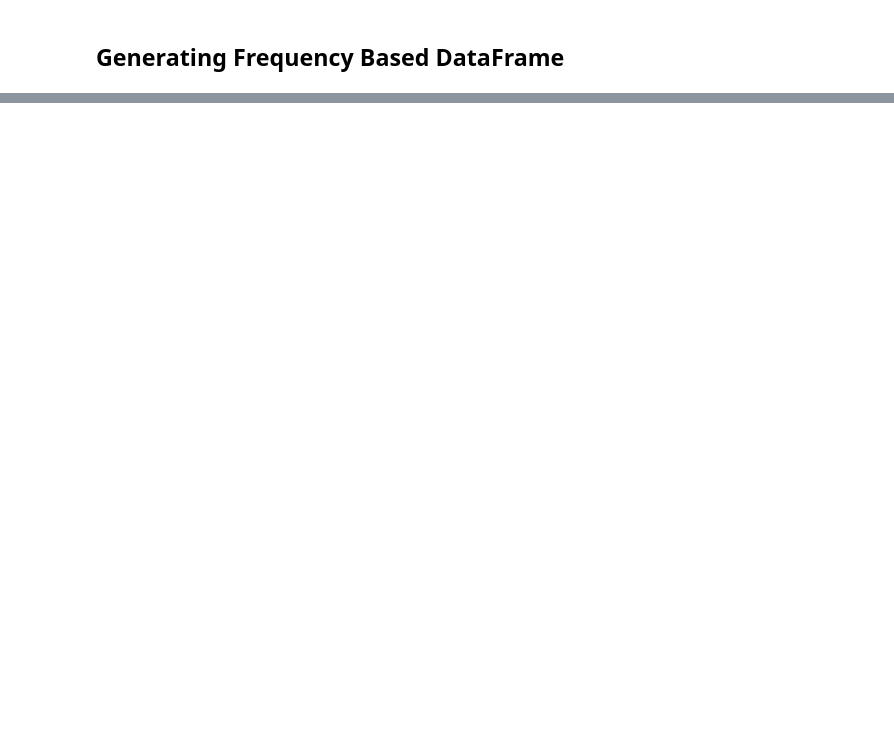
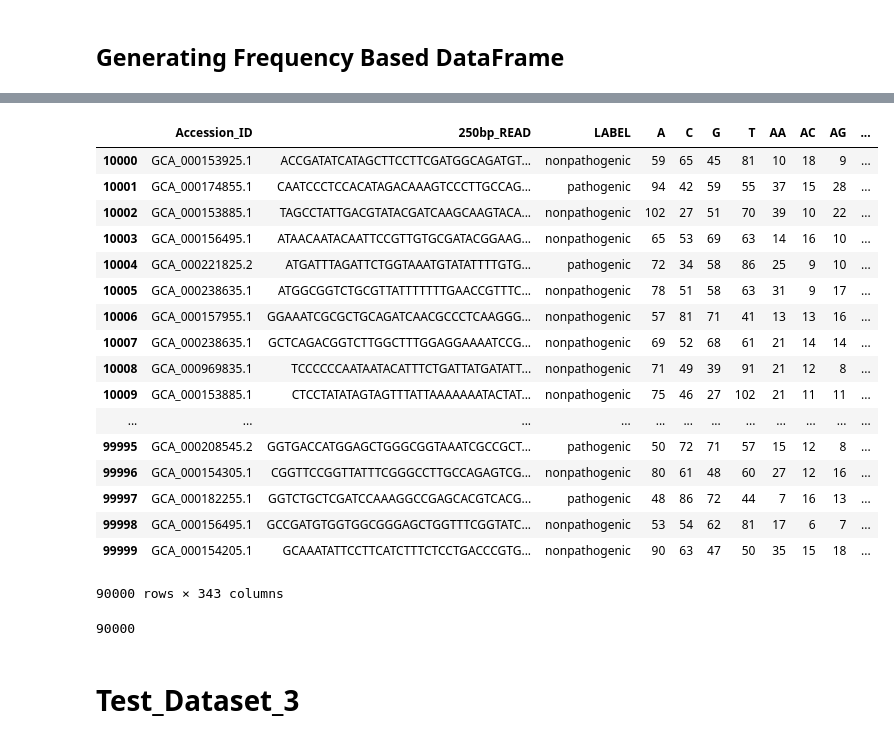
Before and after one commit to harshitjaitly/Pathogenicity-Prediction, a Jupyter notebook: Building Frequency Index.ipynb, the cells around one changed output, grey strips where cells are left out. Drawn from its saved outputs; the diff is of its cells as text; code cells hidden in the pictures; blank space fills up the shorter version.

```diff
--- a/Building Frequency Index.ipynb
+++ b/Building Frequency Index.ipynb
@@ -164,0 +158,7 @@ df.groupby(["Accession_ID"]).mean()
+# %%
+import time
+test_dataset_2 = data[10000:100000]
+tic = time.time()
+build_frequency_dataframe(test_dataset_2,[1,2,3,4])
+toc = time.time()
+print(toc-tic)
@@ -164,0 +174,29 @@ df.groupby(["Accession_ID"]).mean()
+# %%
+test_dataset_2
+# %% [output]
+|  | Accession_ID | 250bp_READ | LABEL | A | C | G | T | AA | AC | AG | ... |
+| 10000 | GCA_000153925.1 | ACCGATATCATAGCTTCCTTCGATGGCAGATGT... | nonpathogenic | 59 | 65 | 45 | 81 | 10 | 18 | 9 | ... |
+| 10001 | GCA_000174855.1 | CAATCCCTCCACATAGACAAAGTCCCTTGCCAG... | pathogenic | 94 | 42 | 59 | 55 | 37 | 15 | 28 | ... |
+| 10002 | GCA_000153885.1 | TAGCCTATTGACGTATACGATCAAGCAAGTACA... | nonpathogenic | 102 | 27 | 51 | 70 | 39 | 10 | 22 | ... |
+| 10003 | GCA_000156495.1 | ATAACAATACAATTCCGTTGTGCGATACGGAAG... | nonpathogenic | 65 | 53 | 69 | 63 | 14 | 16 | 10 | ... |
+| 10004 | GCA_000221825.2 | ATGATTTAGATTCTGGTAAATGTATATTTTGTG... | pathogenic | 72 | 34 | 58 | 86 | 25 | 9 | 10 | ... |
+| 10005 | GCA_000238635.1 | ATGGCGGTCTGCGTTATTTTTTTGAACCGTTTC... | nonpathogenic | 78 | 51 | 58 | 63 | 31 | 9 | 17 | ... |
+| 10006 | GCA_000157955.1 | GGAAATCGCGCTGCAGATCAACGCCCTCAAGGG... | nonpathogenic | 57 | 81 | 71 | 41 | 13 | 13 | 16 | ... |
+| 10007 | GCA_000238635.1 | GCTCAGACGGTCTTGGCTTTGGAGGAAAATCCG... | nonpathogenic | 69 | 52 | 68 | 61 | 21 | 14 | 14 | ... |
+| 10008 | GCA_000969835.1 | TCCCCCCAATAATACATTTCTGATTATGATATT... | nonpathogenic | 71 | 49 | 39 | 91 | 21 | 12 | 8 | ... |
+| 10009 | GCA_000153885.1 | CTCCTATATAGTAGTTTATTAAAAAAATACTAT... | nonpathogenic | 75 | 46 | 27 | 102 | 21 | 11 | 11 | ... |
+| ... | ... | ... | ... | ... | ... | ... | ... | ... | ... | ... | ... |
+| 99995 | GCA_000208545.2 | GGTGACCATGGAGCTGGGCGGTAAATCGCCGCT... | pathogenic | 50 | 72 | 71 | 57 | 15 | 12 | 8 | ... |
+| 99996 | GCA_000154305.1 | CGGTTCCGGTTATTTCGGGCCTTGCCAGAGTCG... | nonpathogenic | 80 | 61 | 48 | 60 | 27 | 12 | 16 | ... |
+| 99997 | GCA_000182255.1 | GGTCTGCTCGATCCAAAGGCCGAGCACGTCACG... | pathogenic | 48 | 86 | 72 | 44 | 7 | 16 | 13 | ... |
+| 99998 | GCA_000156495.1 | GCCGATGTGGTGGCGGGAGCTGGTTTCGGTATC... | nonpathogenic | 53 | 54 | 62 | 81 | 17 | 6 | 7 | ... |
+| 99999 | GCA_000154205.1 | GCAAATATTCCTTCATCTTTCTCCTGACCCGTG... | nonpathogenic | 90 | 63 | 47 | 50 | 35 | 15 | 18 | ... |
+90000 rows × 343 columns
+# %%
+# checking to see if there are any errors by comparing the accession ids in data and test_dataset_2
+
+(test_dataset_2["Accession_ID"] == data[10000:100000]["Accession_ID"]).sum()
+# %% [output]
+90000
+# %% [markdown]
+# Test_Dataset_3
```
Also changed, not shown: parts of 36 cells of this notebook.
